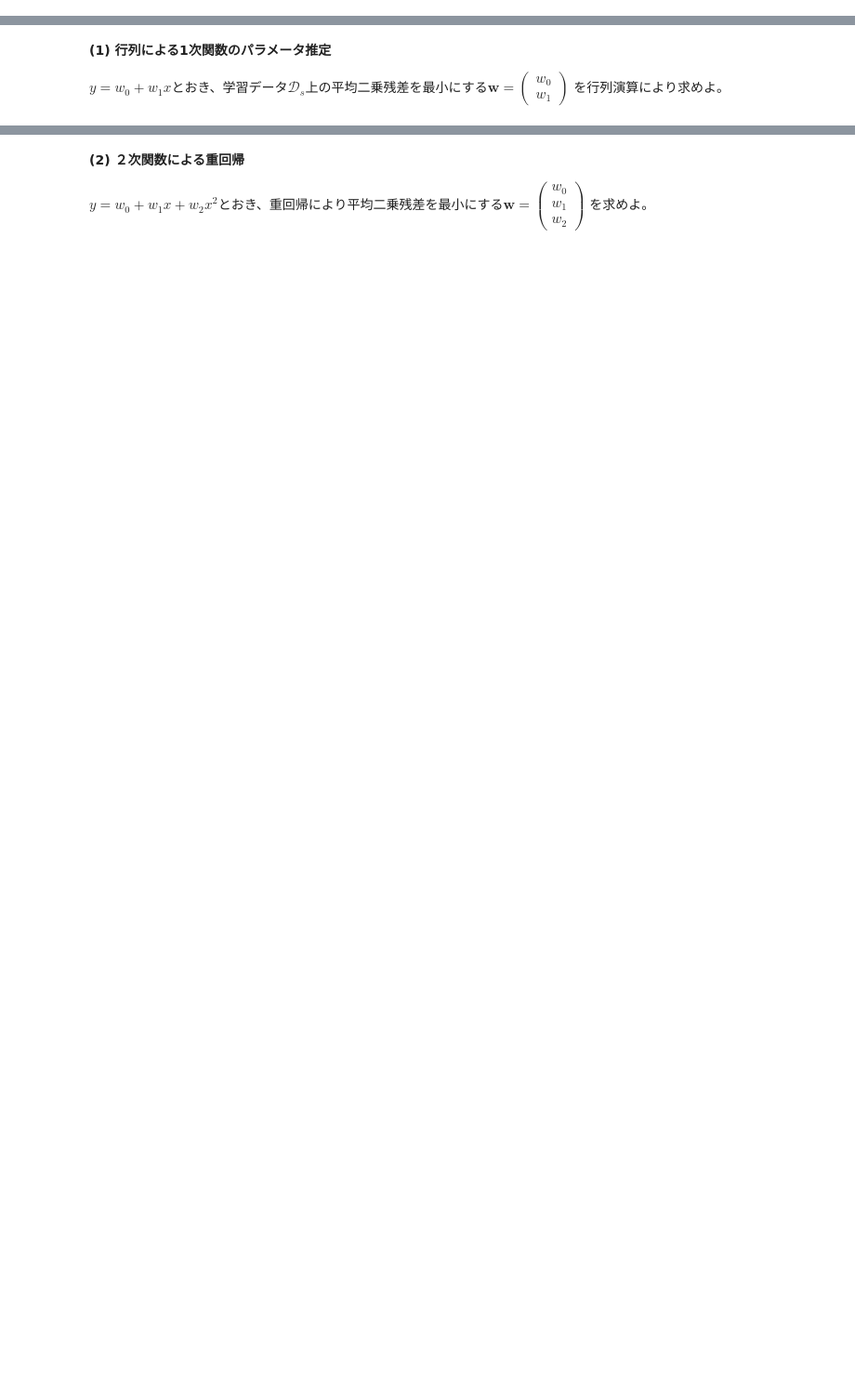
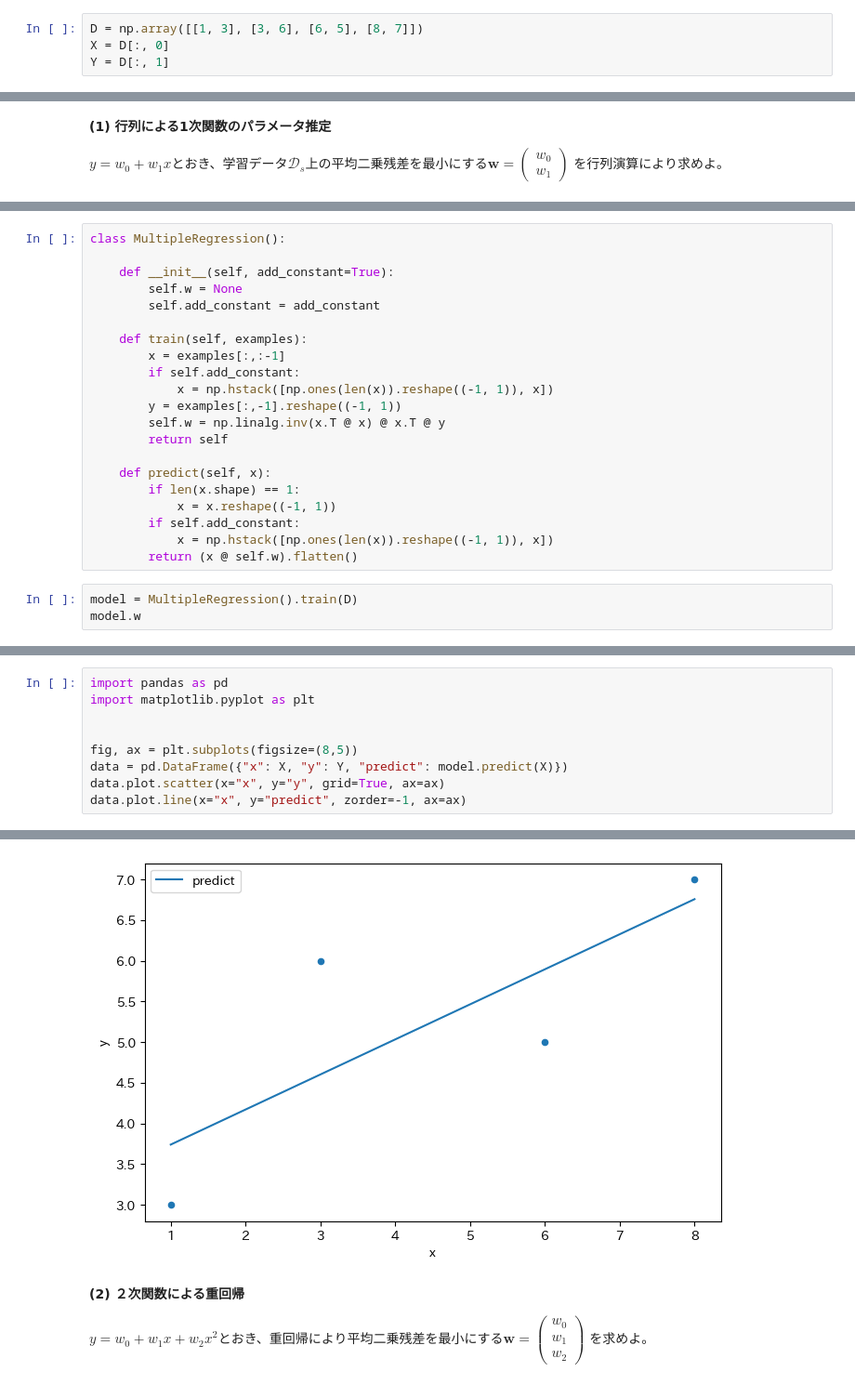
Before and after one commit to tsuyoi1064/notebook, a Jupyter notebook: mlnote/regression/02mra.ipynb, the cells around one changed output, grey strips where cells are left out. Shown at 93% size. Cells and saved outputs as stored; diff of their text form; blank space fills up the shorter version.

```diff
--- a/mlnote/regression/02mra.ipynb
+++ b/mlnote/regression/02mra.ipynb
@@ -1439,3 +1443,7 @@ plt.grid()
 + [scipy.linalg.lstsq](https://docs.scipy.org/doc/scipy/reference/generated/scipy.linalg.lstsq.html), [scipy.optimize.curve_fit](https://docs.scipy.org/doc/scipy/reference/generated/scipy.optimize.curve_fit.html), [scipy.stats.linregress](https://docs.scipy.org/doc/scipy/reference/generated/scipy.stats.linregress.html)
 + [sklearn.linear_model.LinearRegression](https://scikit-learn.org/stable/modules/generated/sklearn.linear_model.LinearRegression.html)
 + [statsmodels.regression.linear_model.OLS](https://www.statsmodels.org/stable/generated/statsmodels.regression.linear_model.OLS.html#statsmodels.regression.linear_model.OLS)
+# %%
+D = np.array([[1, 3], [3, 6], [6, 5], [8, 7]])
+X = D[:, 0]
+Y = D[:, 1]
@@ -1448,0 +1467,24 @@ w_1
+# %%
+class MultipleRegression():
+
+    def __init__(self, add_constant=True):
+        self.w = None
+        self.add_constant = add_constant
+
+    def train(self, examples):
+        x = examples[:,:-1]
+        if self.add_constant:
+            x = np.hstack([np.ones(len(x)).reshape((-1, 1)), x])
+        y = examples[:,-1].reshape((-1, 1))
+        self.w = np.linalg.inv(x.T @ x) @ x.T @ y
+        return self
+
+    def predict(self, x):
+        if len(x.shape) == 1:
+            x = x.reshape((-1, 1))
+        if self.add_constant:
+            x = np.hstack([np.ones(len(x)).reshape((-1, 1)), x])
+        return (x @ self.w).flatten()
+# %%
+model = MultipleRegression().train(D)
+model.w
@@ -1448,0 +1502,10 @@ w_1
+# %%
+import pandas as pd
+import matplotlib.pyplot as plt
+
+
+fig, ax = plt.subplots(figsize=(8,5))
+data = pd.DataFrame({"x": X, "y": Y, "predict": model.predict(X)})
+data.plot.scatter(x="x", y="y", grid=True, ax=ax)
+data.plot.line(x="x", y="predict", zorder=-1, ax=ax)
+# %% [output]
@@ -1449,3 +1513,4 @@ w_1
+[figure, added]
 # %% [markdown]
 **(2) ２次関数による重回帰**
 
```
Also changed, not shown: parts of 28 cells of this notebook, 5 other files.
